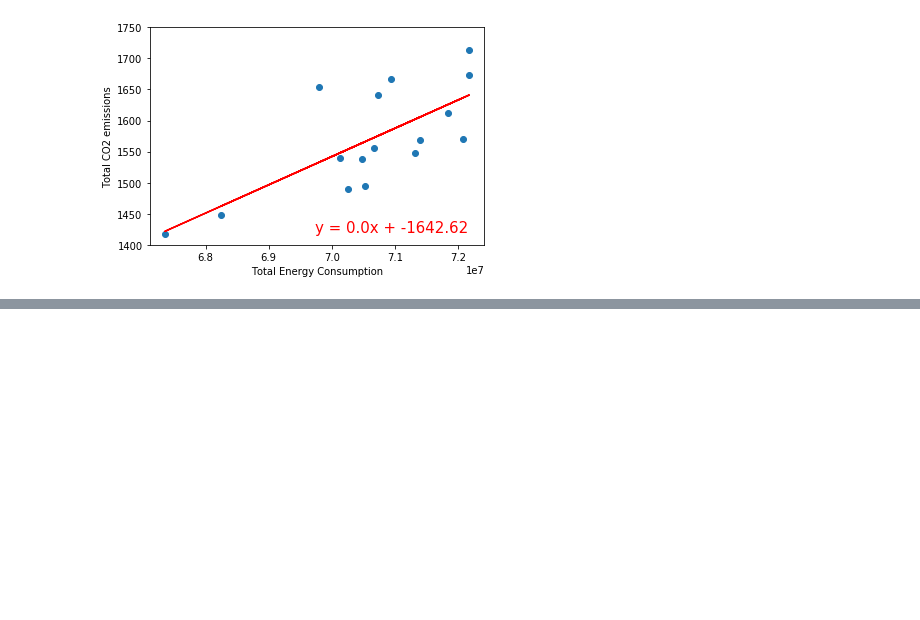
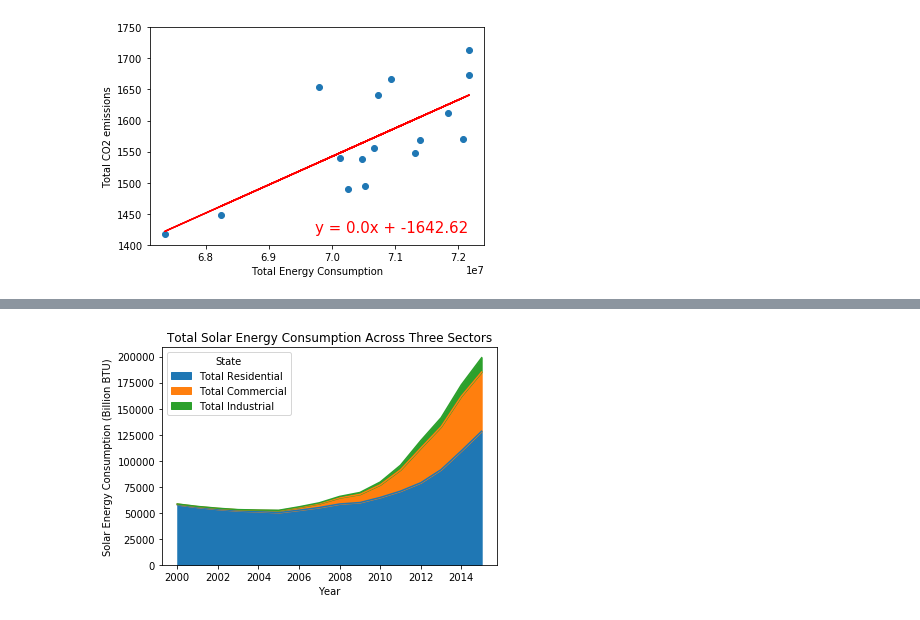
Before and after one commit to MabelDS89/Project-1, a Jupyter notebook: TA_energy_analysis.ipynb, the cells around one changed output, grey strips where cells are left out. Drawn from its saved outputs; the diff is of its cells as text; code cells hidden in the pictures; blank space fills up the shorter version.

Commit message:
solar energy analysis and select state regressions

```diff
--- a/TA_energy_analysis.ipynb
+++ b/TA_energy_analysis.ipynb
@@ -399,0 +407,6 @@ The actual slope is: 4.549502069515389e-05
+# %%
+#get commerical energy consumption from USA
+com_solar_US = commercial_solar_df.loc[commercial_solar_df.index == "USA"]
+com_solar_US_T = com_solar_US.T
+com_solar_US_T.sort_index(inplace = True,ascending=True)
+com_solar_US_T
@@ -399,0 +431,6 @@ The actual slope is: 4.549502069515389e-05
+# %%
+#get industrial energy from USA
+ind_solar_US = industrial_solar_df.loc[industrial_solar_df.index == "USA"]
+ind_solar_US_T = ind_solar_US.T
+ind_solar_US_T.sort_index(inplace = True,ascending=True)
+ind_solar_US_T
@@ -399,0 +455,4 @@ The actual slope is: 4.549502069515389e-05
+# %%
+#combine the two dataframes
+combined_solar_df = pd.merge(res_solar_US_T, com_solar_US_T, left_index = True, right_index = True)
+combined_solar_df
@@ -399,0 +477,6 @@ The actual slope is: 4.549502069515389e-05
+# %%
+#merge data frames
+combined_solar_df = pd.merge(combined_solar_df, ind_solar_US_T, left_index = True, right_index = True)
+final_combined_solar_df= combined_solar_df.rename(columns = {'USA_x': 'Total Residential', "USA_y":"Total Commercial", "USA": "Total Industrial"})
+final_combined_solar_df.drop(["2016","2017","2018"], inplace = True)
+final_combined_solar_df
@@ -399,0 +501,8 @@ The actual slope is: 4.549502069515389e-05
+# %%
+final_combined_solar_df.plot(kind="area", title ="Total Solar Energy Consumption Across Three Sectors")
+plt.xlabel("Year")
+plt.ylabel("Solar Energy Consumption (Billion BTU)")
+plt.savefig("images/Fig12.png")
+plt.show()
+# %% [output]
+[figure, added]
```
Also changed, not shown: parts of 28 cells of this notebook, 13 other files.
